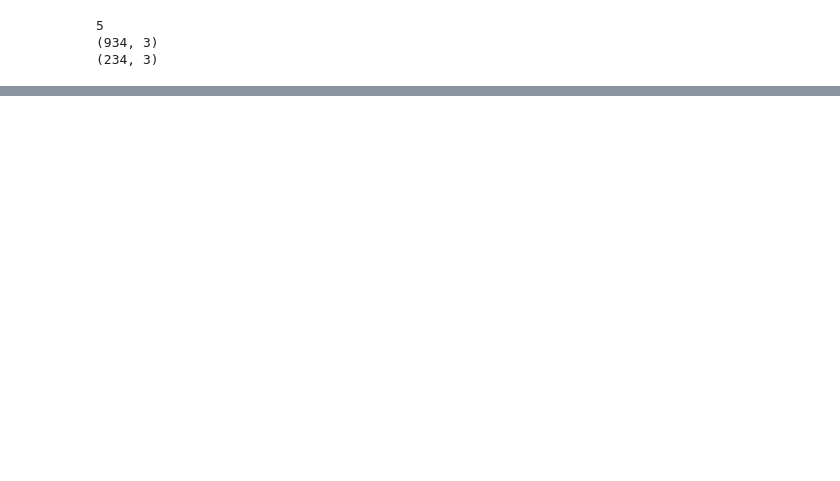
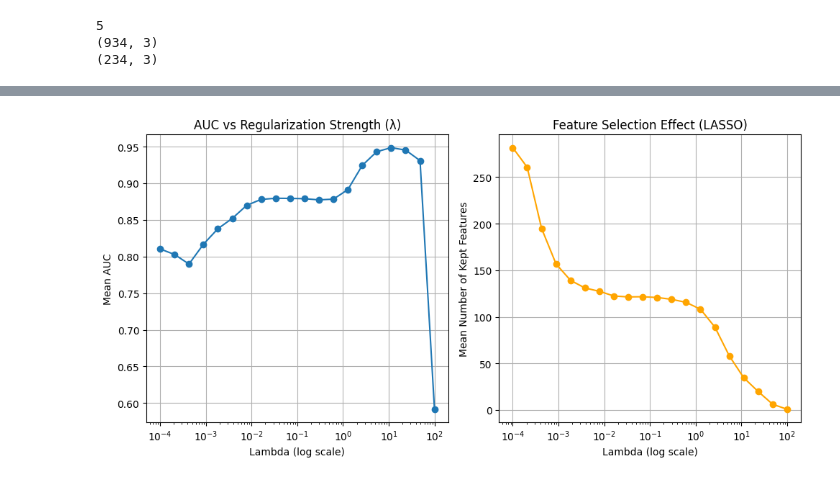
Before and after one commit to JawadRouen/MachineLearning, a Jupyter notebook: exercises/Exercise_2_Solved.ipynb, the cells around one changed output, grey strips where cells are left out. Cells and saved outputs as stored; diff of their text form; code cells hidden in the pictures; blank space fills up the shorter version.

```diff
--- a/exercises/Exercise_2_Solved.ipynb
+++ b/exercises/Exercise_2_Solved.ipynb
@@ -245,0 +252,3 @@ print(fold_validation.shape)
+# %%
+# replace na by zero
+data.fillna(0, inplace=True)
@@ -245,0 +259,4 @@ print(fold_validation.shape)
+# %%
+## build X as all data features except CentralAir and keep only numeric data
+X = pd.get_dummies(data.drop(columns=['CentralAir', 'CentralAir_Binary']))
+y = data['CentralAir_Binary']
@@ -245,0 +265,86 @@ print(fold_validation.shape)
+# %%
+## split test and training
+X_train, X_test, y_train, y_test = train_test_split(X, y, test_size=0.2, random_state=42, stratify=y)
+# %%
+# scale X_train
+from sklearn.preprocessing import StandardScaler
+scaler = StandardScaler()
+# %%
+import numpy as np
+import pandas as pd
+from sklearn.preprocessing import StandardScaler
+from sklearn.linear_model import LogisticRegression
+from sklearn.model_selection import StratifiedKFold
+from sklearn.metrics import roc_auc_score
+import matplotlib.pyplot as plt
+
+# Define exponential lambda values
+lambda_values = np.logspace(-4, 2, 20)  # from 1e-4 to 1e2
+auc_means = []
+n_features_kept = []
+
+# Stratified 5-Fold
+skf = StratifiedKFold(n_splits=5, shuffle=True, random_state=42)
+
+for lam in lambda_values:
+    auc_folds = []
+    kept_features = []
+
+    for train_index, val_index in skf.split(X_train, y_train):
+        X_tr, X_val = X_train.iloc[train_index], X_train.iloc[val_index]
+        y_tr, y_val = y_train.iloc[train_index], y_train.iloc[val_index]
+
+        # Scale within fold
+        scaler = StandardScaler()
+        X_tr = scaler.fit_transform(X_tr)
+        X_val = scaler.transform(X_val)
+
+        # LASSO (L1) Logistic Regression
+        model = LogisticRegression(
+            penalty='l1',
+            solver='liblinear',
+            C=1/lam,           # inverse of regularization strength
+            random_state=42,
+            max_iter=1000
+        )
+
+        model.fit(X_tr, y_tr)
+
+        # Predict probabilities and compute AUC
+        y_pred_prob = model.predict_proba(X_val)[:, 1]
+        auc = roc_auc_score(y_val, y_pred_prob)
+        auc_folds.append(auc)
+
+        # Count number of non-zero coefficients (kept variables)
+        kept_features.append(np.sum(model.coef_ != 0))
+
+    # Average across folds
+    auc_means.append(np.mean(auc_folds))
+    n_features_kept.append(np.mean(kept_features))
+
+# Convert to array for plotting
+lambda_values = np.array(lambda_values)
+auc_means = np.array(auc_means)
+n_features_kept = np.array(n_features_kept)
+
+# Plot AUC vs Lambda
+plt.figure(figsize=(10,5))
+plt.subplot(1,2,1)
+plt.semilogx(lambda_values, auc_means, marker='o')
+plt.xlabel('Lambda (log scale)')
+plt.ylabel('Mean AUC')
+plt.title('AUC vs Regularization Strength (λ)')
+plt.grid(True)
+
+# Plot number of kept features vs Lambda
+plt.subplot(1,2,2)
+plt.semilogx(lambda_values, n_features_kept, marker='o', color='orange')
+plt.xlabel('Lambda (log scale)')
+plt.ylabel('Mean Number of Kept Features')
+plt.title('Feature Selection Effect (LASSO)')
+plt.grid(True)
+
+plt.tight_layout()
+plt.show()
+# %% [output]
+[figure, added]
```
Also changed, not shown: parts of 15 cells of this notebook.
